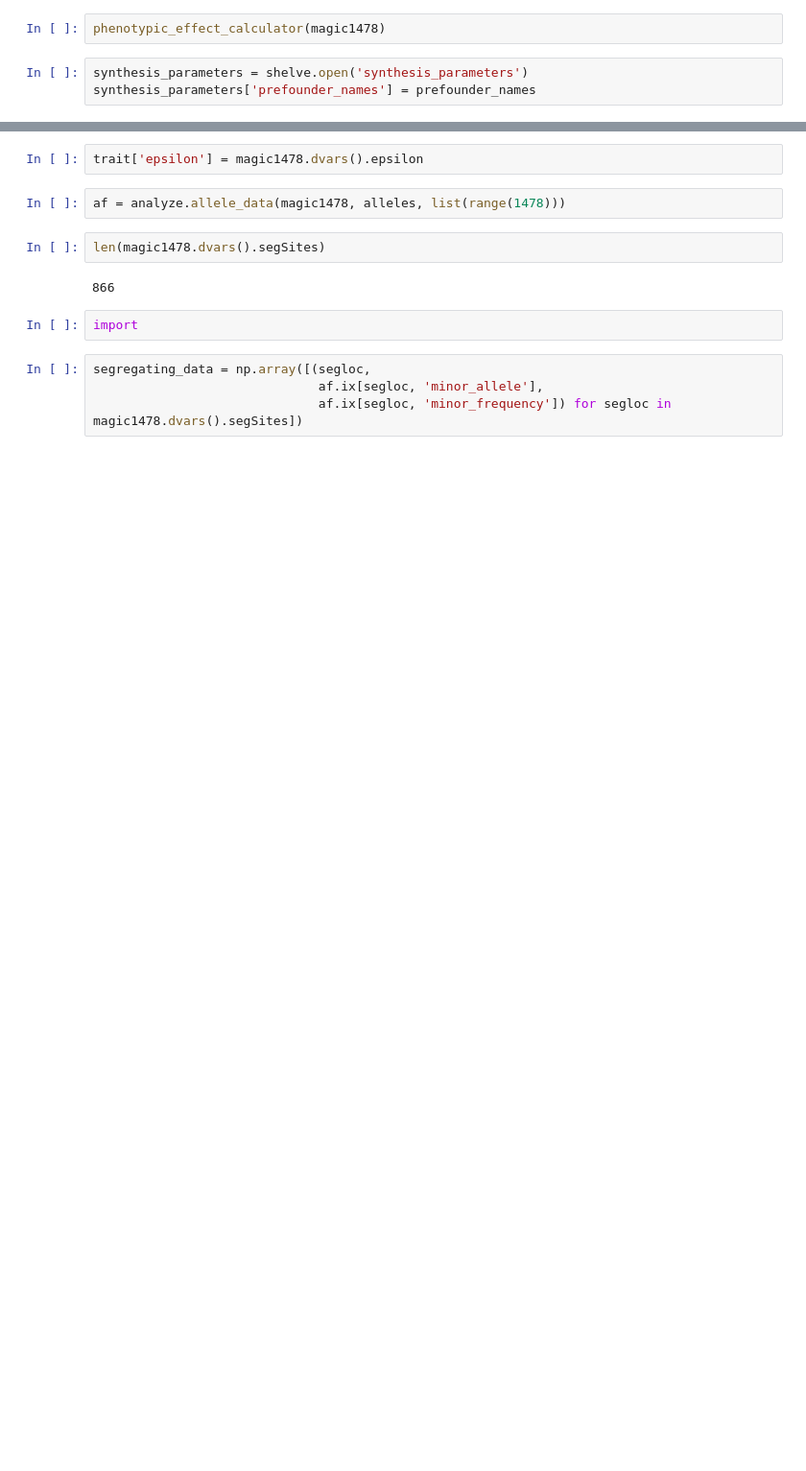
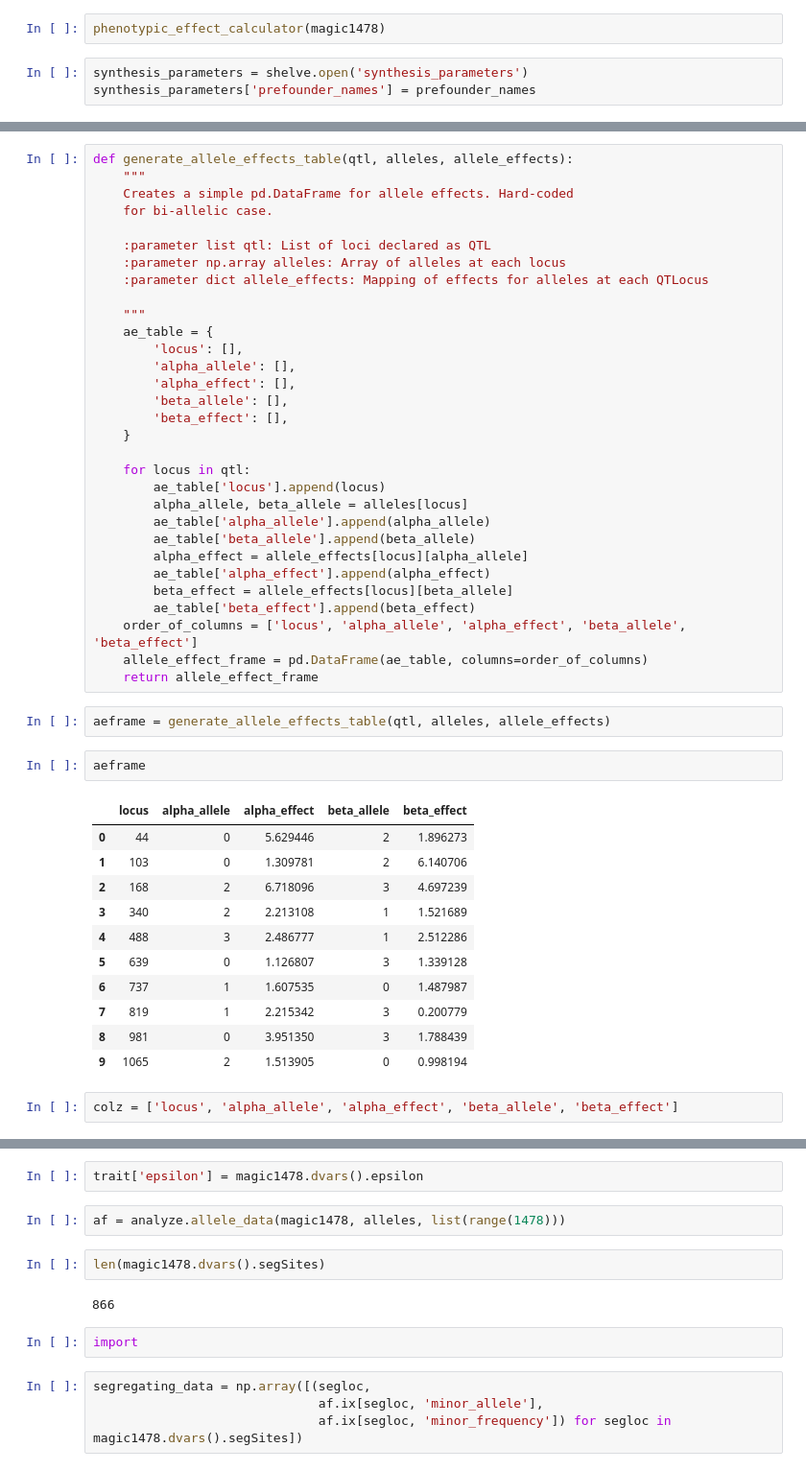
Before and after one commit to maizeatlas/saegus, a Jupyter notebook: devel/magic/1478/run_daoko_girl_development.ipynb, the cells around one changed output, grey strips where cells are left out. Shown: that part at 96% size. Drawn from its saved outputs; the diff is of its cells as text; blank space fills up the shorter version.

Commit message:
Changing convoluted analyze.qt_allele_table to much simpler and usable analyze.generate_allele_effects_table.

```diff
--- a/devel/magic/1478/run_daoko_girl_development.ipynb
+++ b/devel/magic/1478/run_daoko_girl_development.ipynb
@@ -218,0 +206,49 @@ trait['allele_effects']
+# %%
+def generate_allele_effects_table(qtl, alleles, allele_effects):
+    """
+    Creates a simple pd.DataFrame for allele effects. Hard-coded
+    for bi-allelic case.
+
+    :parameter list qtl: List of loci declared as QTL
+    :parameter np.array alleles: Array of alleles at each locus
+    :parameter dict allele_effects: Mapping of effects for alleles at each QTLocus
+
+    """
+    ae_table = {
+        'locus': [],
+        'alpha_allele': [],
+        'alpha_effect': [],
+        'beta_allele': [],
+        'beta_effect': [],
+    }
+
+    for locus in qtl:
+        ae_table['locus'].append(locus)
+        alpha_allele, beta_allele = alleles[locus]
+        ae_table['alpha_allele'].append(alpha_allele)
+        ae_table['beta_allele'].append(beta_allele)
+        alpha_effect = allele_effects[locus][alpha_allele]
+        ae_table['alpha_effect'].append(alpha_effect)
+        beta_effect = allele_effects[locus][beta_allele]
+        ae_table['beta_effect'].append(beta_effect)
+    order_of_columns = ['locus', 'alpha_allele', 'alpha_effect', 'beta_allele', 'beta_effect']
+    allele_effect_frame = pd.DataFrame(ae_table, columns=order_of_columns)
+    return allele_effect_frame
+# %%
+aeframe = generate_allele_effects_table(qtl, alleles, allele_effects)
+# %%
+aeframe
+# %% [output]
+|  | locus | alpha_allele | alpha_effect | beta_allele | beta_effect |
+| 0 | 44 | 0 | 5.629446 | 2 | 1.896273 |
+| 1 | 103 | 0 | 1.309781 | 2 | 6.140706 |
+| 2 | 168 | 2 | 6.718096 | 3 | 4.697239 |
+| 3 | 340 | 2 | 2.213108 | 1 | 1.521689 |
+| 4 | 488 | 3 | 2.486777 | 1 | 2.512286 |
+| 5 | 639 | 0 | 1.126807 | 3 | 1.339128 |
+| 6 | 737 | 1 | 1.607535 | 0 | 1.487987 |
+| 7 | 819 | 1 | 2.215342 | 3 | 0.200779 |
+| 8 | 981 | 0 | 3.951350 | 3 | 1.788439 |
+| 9 | 1065 | 2 | 1.513905 | 0 | 0.998194 |
+# %%
+colz = ['locus', 'alpha_allele', 'alpha_effect', 'beta_allele', 'beta_effect']
```
Also changed, not shown: parts of 16 cells of this notebook, 7 other files.
